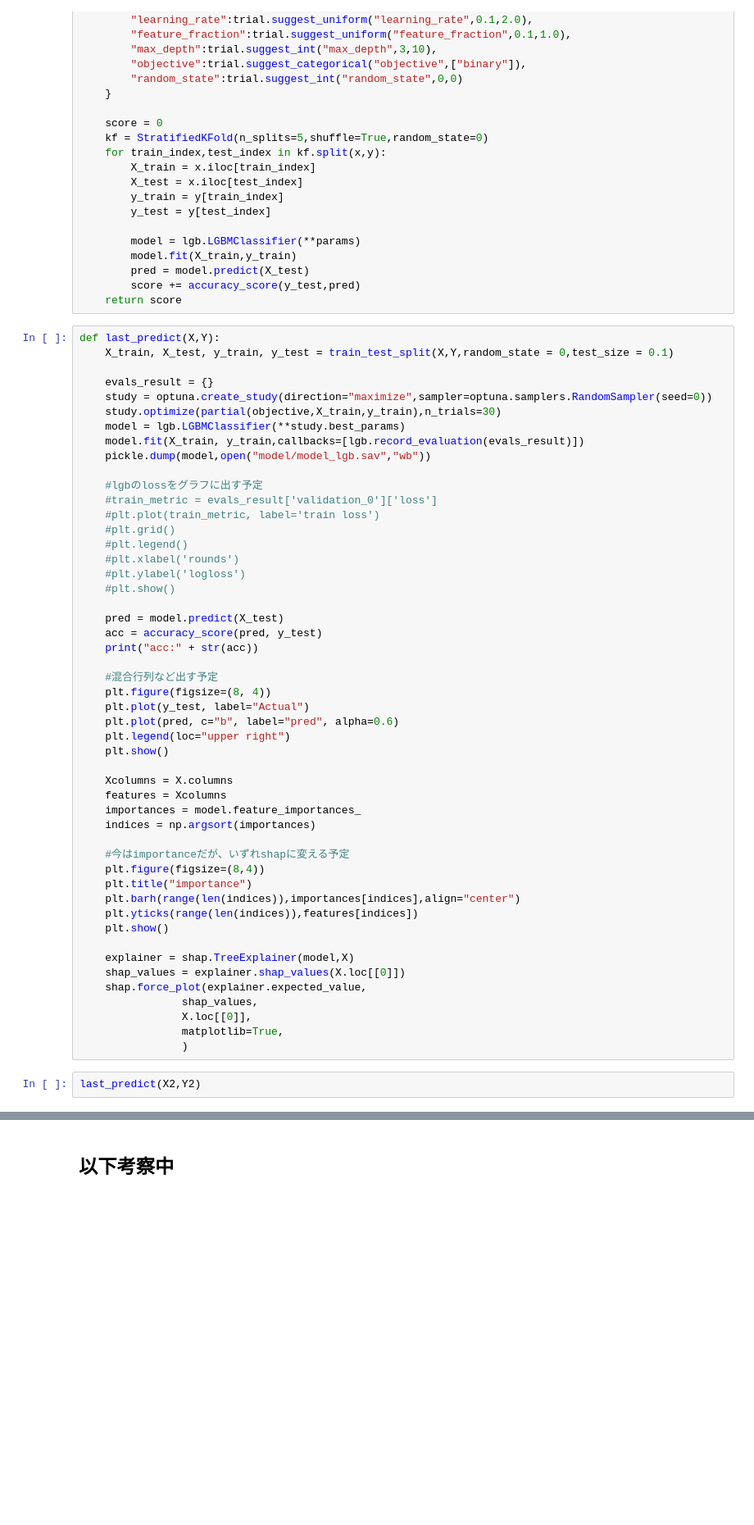
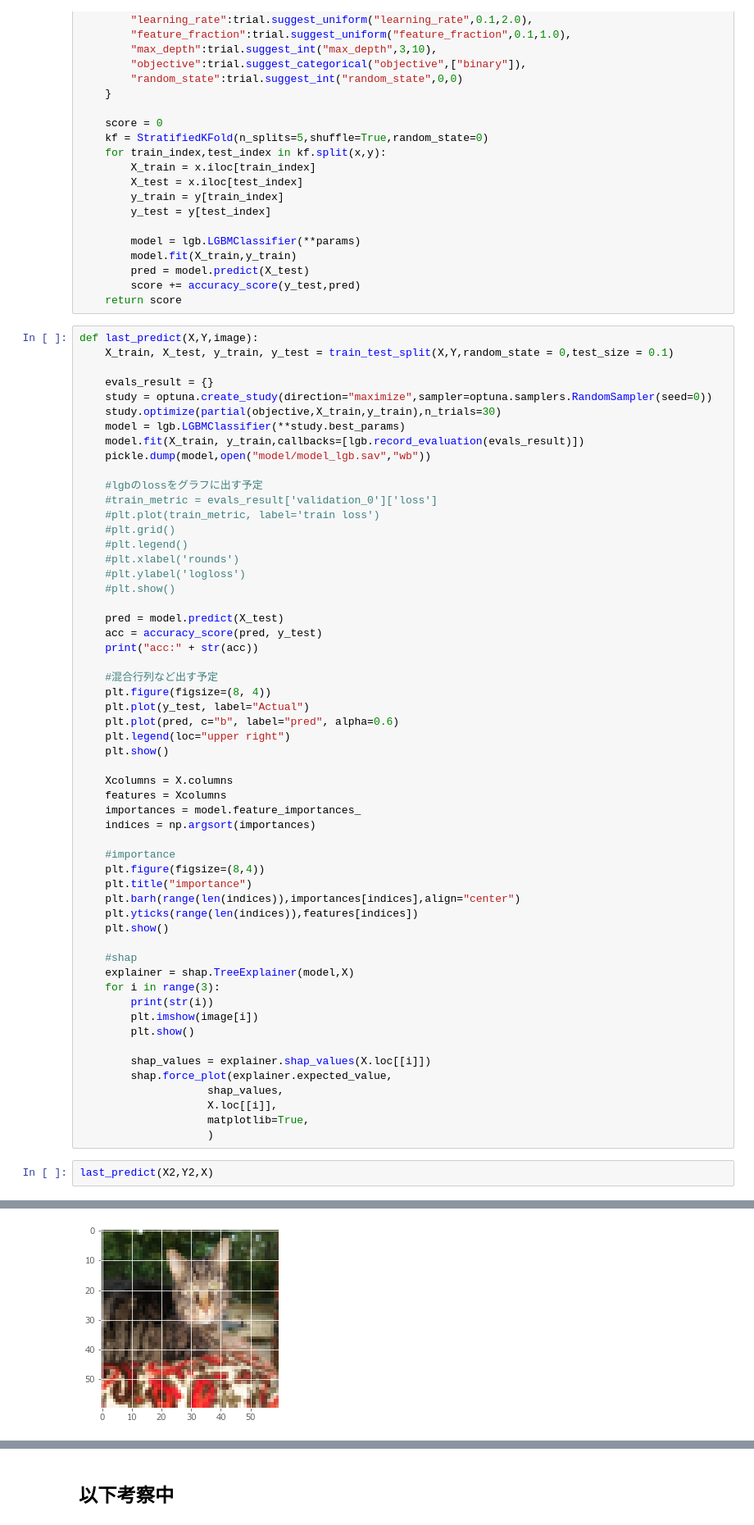
Before and after one commit to ShunsukeTamura06/PetPhotoProject, a Jupyter notebook: PPP/PPP.ipynb, the cells around one changed output, grey strips where cells are left out. Shown at 82% size. Saved outputs shown, nothing was run; the diff lists cells and outputs as text; blank space fills up the shorter version.

Commit message:
shap example(3) Signed-off-by: JGS2020 <shunsuke.tamura06@gmail.com>

```diff
--- a/PPP/PPP.ipynb
+++ b/PPP/PPP.ipynb
@@ -245,7 +245,7 @@ def objective(x,y,trial):
         score += accuracy_score(y_test,pred)
     return score
 # %%
-def last_predict(X,Y):
+def last_predict(X,Y,image):
     X_train, X_test, y_train, y_test = train_test_split(X,Y,random_state = 0,test_size = 0.1)
 
     evals_result = {}
@@ -280,20 +280,26 @@ def last_predict(X,Y):
     importances = model.feature_importances_
     indices = np.argsort(importances)
 
-    #今はimportanceだが、いずれshapに変える予定
+    #importance
     plt.figure(figsize=(8,4))
     plt.title("importance")
     plt.barh(range(len(indices)),importances[indices],align="center")
     plt.yticks(range(len(indices)),features[indices])
     plt.show()
 
+    #shap
     explainer = shap.TreeExplainer(model,X)
-    shap_values = explainer.shap_values(X.loc[[0]])
-    shap.force_plot(explainer.expected_value,
-                shap_values,
-                X.loc[[0]],
-                matplotlib=True,
-                )
+    for i in range(3):
+        print(str(i))
+        plt.imshow(image[i])
+        plt.show()
+
+        shap_values = explainer.shap_values(X.loc[[i]])
+        shap.force_plot(explainer.expected_value,
+                    shap_values,
+                    X.loc[[i]],
+                    matplotlib=True,
+                    )
 # %%
-last_predict(X2,Y2)
+last_predict(X2,Y2,X)
 # %% [output]
@@ -320,0 +328 @@ acc:0.75
+[figure, added]
```
Also changed, not shown: parts of 1 cell of this notebook.
